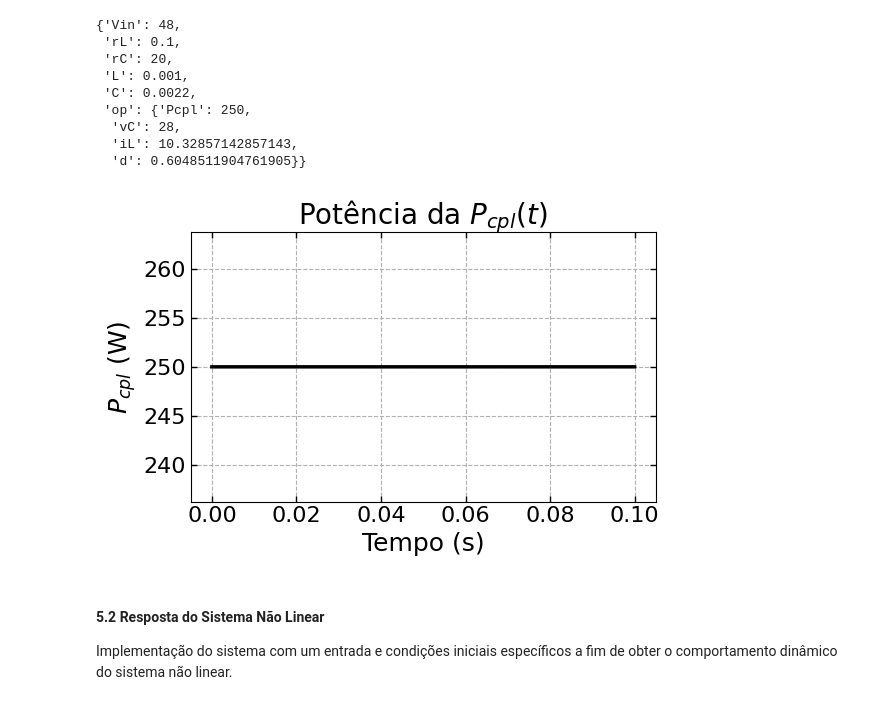
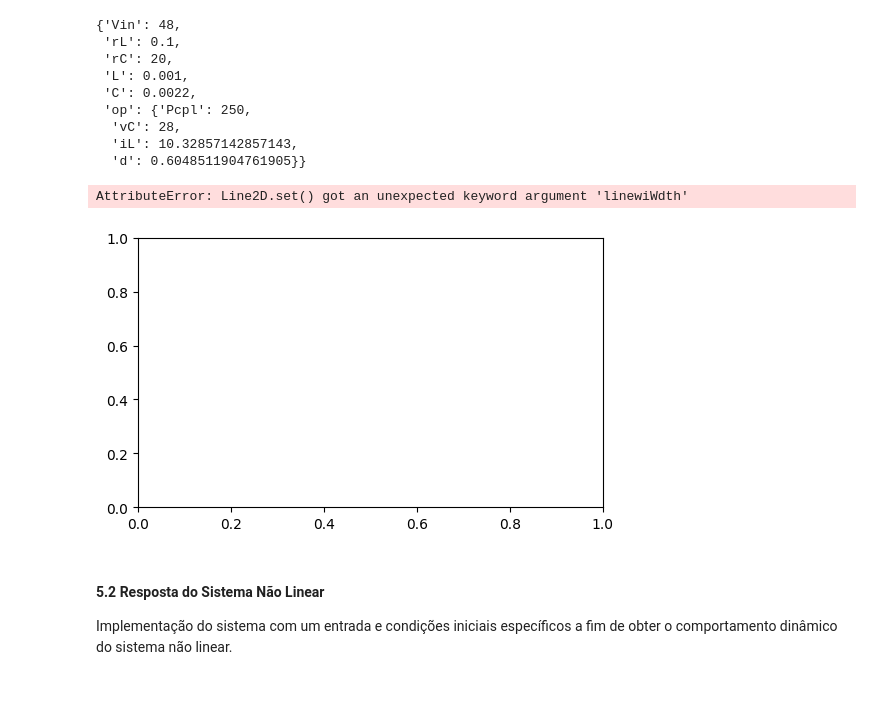
Before and after one commit to andel-vitorio/etc-for-dc-converters, a Jupyter notebook: notebooks/etc-for-buck-converter.ipynb, the cells around one changed output. Cells and saved outputs as stored; diff of their text form; code cells hidden in the pictures.

```diff
--- a/notebooks/etc-for-buck-converter.ipynb
+++ b/notebooks/etc-for-buck-converter.ipynb
@@ -509,25 +420,26 @@ Parâmetros:
 # %%
 linewidth = 2.5
 
 plt.figure(figsize=(6, 3.5))
 plt.plot(timepts, U[1],
-         linestyle='-', color='black', linewidth=linewidth, alpha=1)
+         linestyle='-', color='black', linewiWdth=linewidth, alpha=1)
 # line3 = plt.axhline(y=params['op']['iL'], color='black',
 #                        linestyle='-.', label='OP', linewidth=0.5)
 plt.xlabel('Tempo (s)', fontsize=18)
 plt.ylabel('$P_{cpl}$ (W)', fontsize=18)
 plt.grid(linestyle='--')
 plt.title('Potência da $P_{cpl}(t)$', fontsize=20)
 plt.tick_params(axis='both', direction='in', length=4, width=1,
                 colors='black', top=True, right=True, labelsize=16)
 
 # plt.tight_layout()
 plt.savefig(
     '/home/andel/Projetos/Latex/[TCC] Andevaldo Vitório/figuras/buck/sim2_power_cpl_variation.eps', format='eps', bbox_inches='tight')
 
 plt.show()
 # %% [output]
+AttributeError: Line2D.set() got an unexpected keyword argument 'linewiWdth'
-[figure, old version]
+[figure, new version]
 # %% [markdown]
 #### 5.2 Resposta do Sistema Não Linear
 
```
Also changed, not shown: parts of 8 cells of this notebook, 2 other files.
